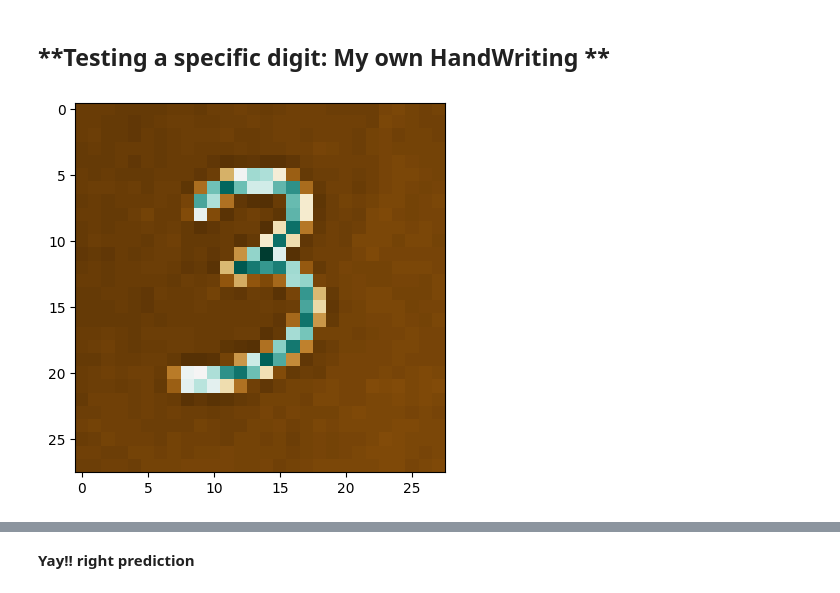
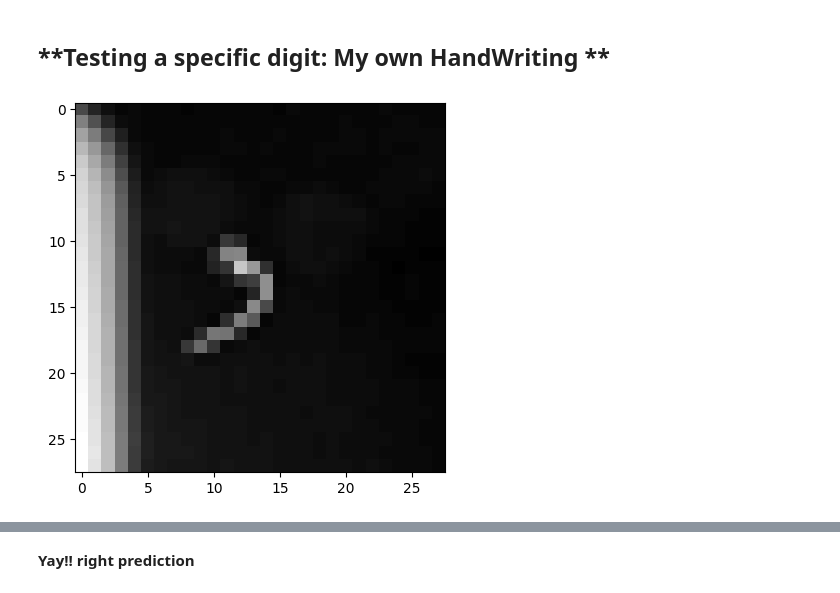
Before and after one commit to Yassmine-Yazidi-573/ANN_Digit_recognition, a Jupyter notebook: Hand_writing_recognition.ipynb, the cells around one changed output, grey strips where cells are left out. Drawn from its saved outputs; the diff is of its cells as text; code cells hidden in the pictures.

```diff
--- a/Hand_writing_recognition.ipynb
+++ b/Hand_writing_recognition.ipynb
@@ -90,16 +90,16 @@ from PIL import Image
 from tensorflow.keras.preprocessing.image import img_to_array
 import cv2
 # %%
-img= Image.open('three_digit.png').convert('L')
+img= Image.open('written_three_by_me.jpeg').convert('L')
 img= img.resize((28,28))
 img = np.array(img)
 img=cv2.bitwise_not(img) # switching the background color
-plt.imshow(img, cmap='BrBG')
+plt.imshow(img, cmap='grey')
 plt.show()
 img_array=img_to_array(img)
 img_array= img_array.reshape(1,28,28)/ 255.0
 predict_digit=model.predict (img_array)
 predicted_digit_label= np.argmax(predict_digit)
 print(f'Predicted Digit: {predicted_digit_label}')
 # %% [output]
-[figure, old version]
+[figure, new version]
```
Also changed, not shown: parts of 1 cell of this notebook.
